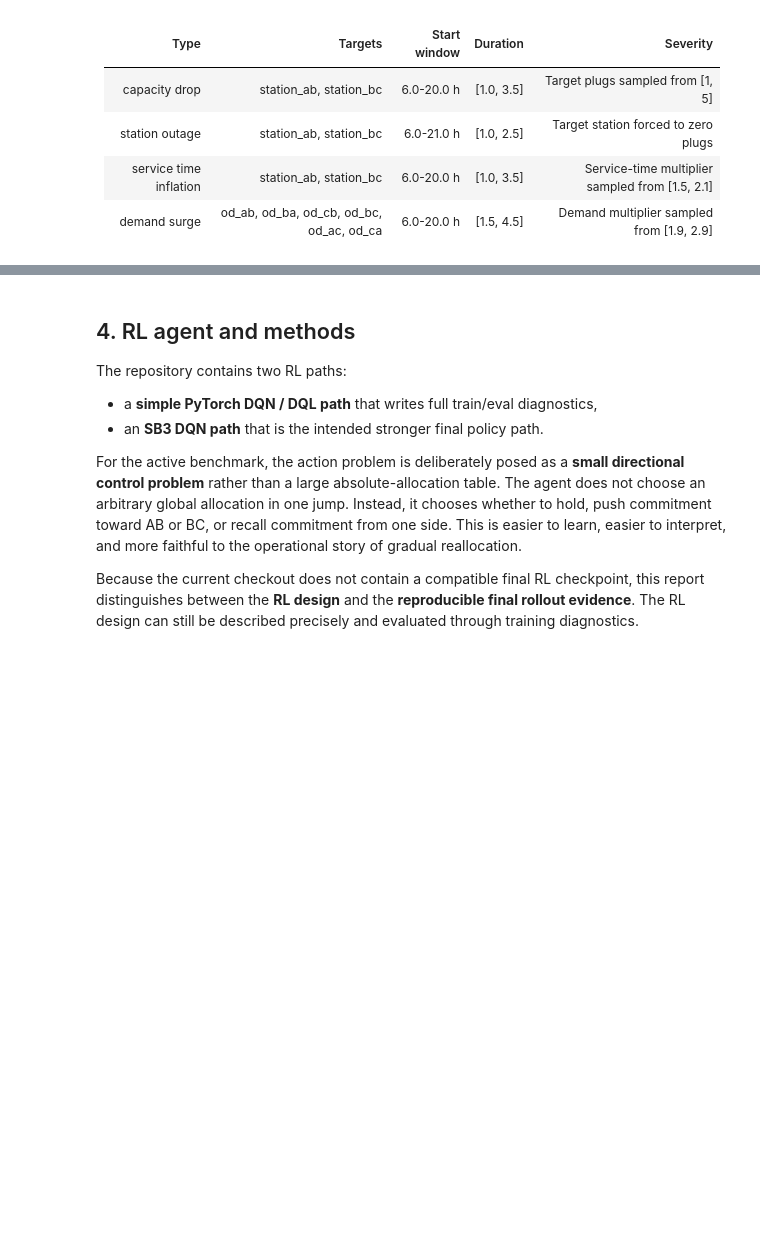
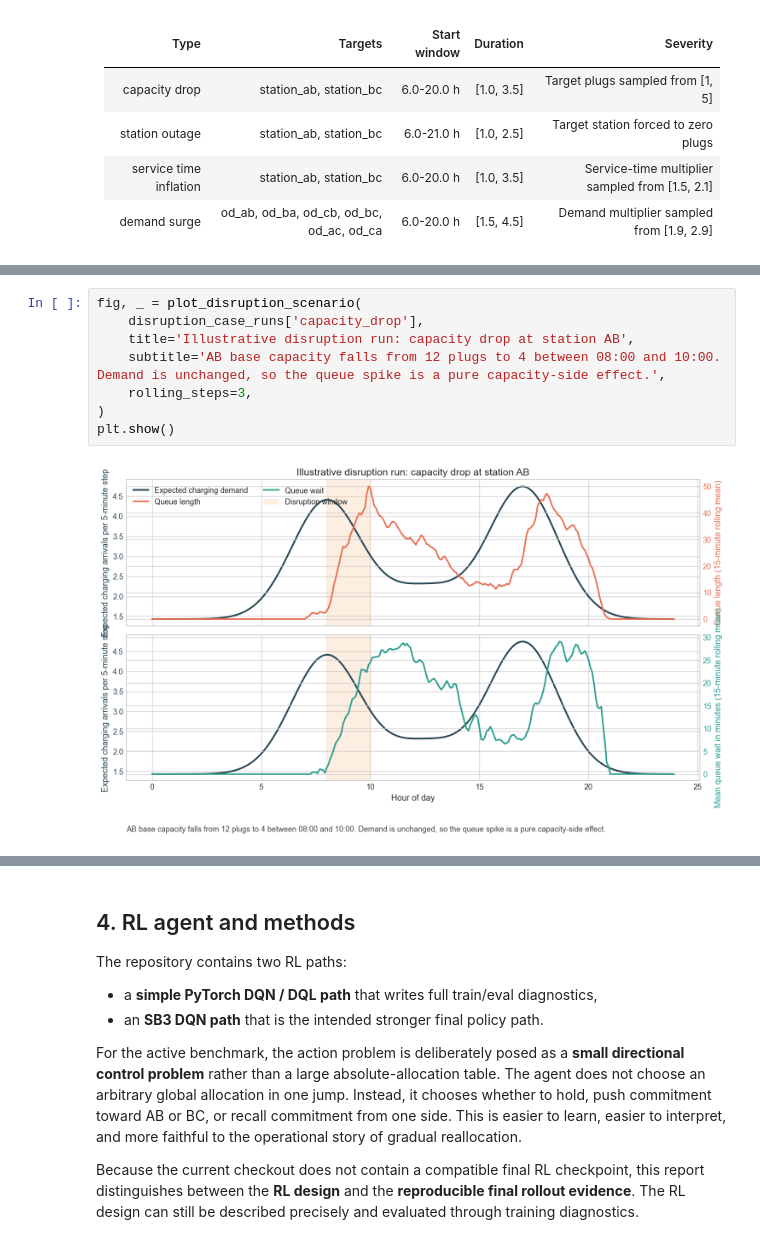
Before and after one commit to AugustHolmDTU/advanced-business-analytics, a Jupyter notebook: exam_submission/exam_storyline.ipynb, the cells around one changed output, grey strips where cells are left out. Saved outputs shown, nothing was run; the diff lists cells and outputs as text; blank space fills up the shorter version.

Commit message:
updated context and created disruption examples

```diff
--- a/exam_submission/exam_storyline.ipynb
+++ b/exam_submission/exam_storyline.ipynb
@@ -664,0 +752,10 @@ First, the simulator mixes deterministic structure and stochastic realization. T
+# %%
+fig, _ = plot_disruption_scenario(
+    disruption_case_runs['capacity_drop'],
+    title='Illustrative disruption run: capacity drop at station AB',
+    subtitle='AB base capacity falls from 12 plugs to 4 between 08:00 and 10:00. Demand is unchanged, so the queue spike is a pure capacity-side effect.',
+    rolling_steps=3,
+)
+plt.show()
+# %% [output]
+[figure, added]
```
Also changed, not shown: parts of 16 cells of this notebook, 16 other files.
